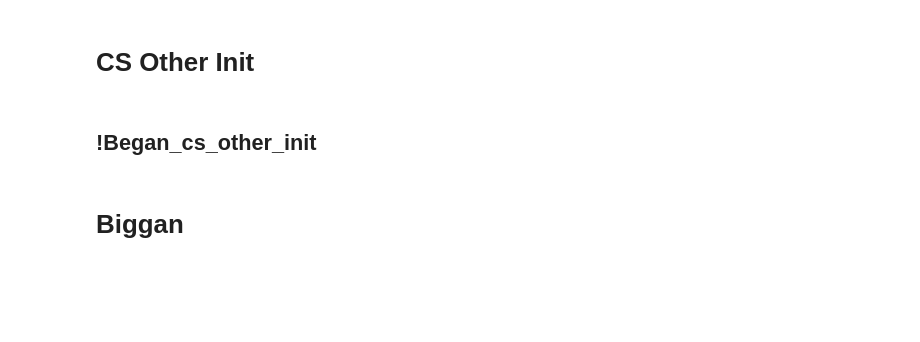
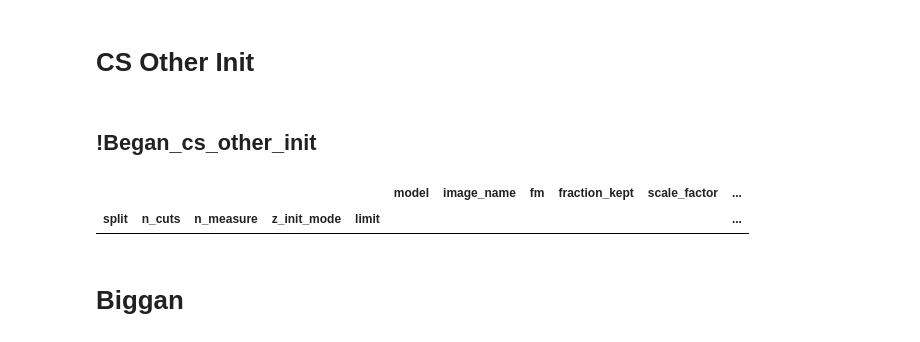
Before and after one commit to nik-sm/generator-surgery, a Jupyter notebook: notebook/check_dataframe.ipynb, the cells around one changed output. Saved outputs shown, nothing was run; the diff lists cells and outputs as text; code cells hidden in the pictures; blank space fills up the shorter version.

```diff
--- a/notebook/check_dataframe.ipynb
+++ b/notebook/check_dataframe.ipynb
@@ -181,6 +176,11 @@ assert df[(df['model'] == 'dcgan_untrained_cs')].groupby(['split']).count().imag
 ## !Began_cs_other_init
 # %%
 assert df[(df['model'] == 'began_cs_other_init')].groupby(['split', 'n_cuts', 'n_measure', 'z_init_mode', 'limit']).count().image_name.unique() == [100]
+# %%
+df[(df['model'] == 'began_cs_other_init')].groupby(['split', 'n_cuts', 'n_measure', 'z_init_mode', 'limit']).count()
+# %% [output]
+|  |  |  |  |  | model | image_name | fm | fraction_kept | scale_factor | ... |
+| split | n_cuts | n_measure | z_init_mode | limit |  |  |  |  |  | ... |
 # %% [markdown]
 # Biggan
 # %% [markdown]
```
Also changed, not shown: parts of 26 cells of this notebook, 1 other file.
